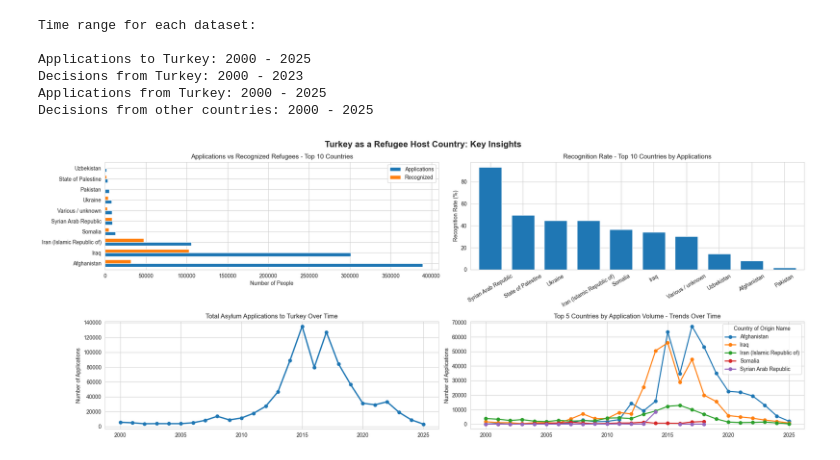
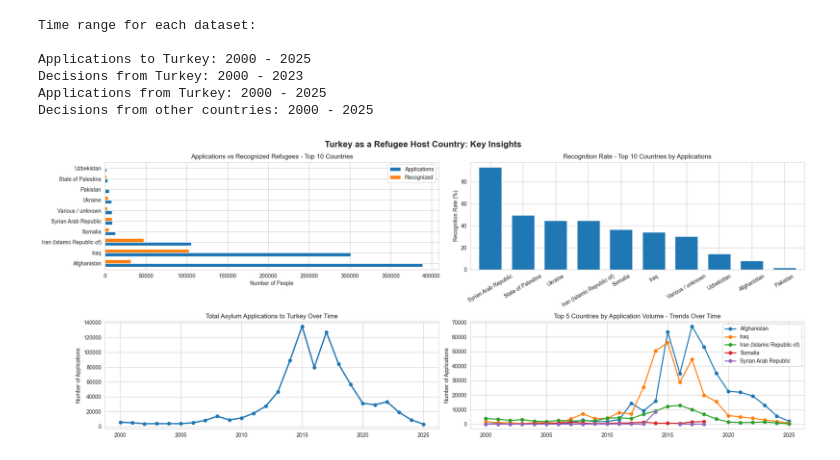
Before and after one commit to oganbayril/turkey-migration-analysis, a Jupyter notebook: notebooks/02_analysis.ipynb, the cells around one changed output. Cells and saved outputs as stored; diff of their text form; code cells hidden in the pictures.

Commit message:
Fix trends over time chart's legend title

```diff
--- a/notebooks/02_analysis.ipynb
+++ b/notebooks/02_analysis.ipynb
@@ -77,32 +77,32 @@ total_apps_per_year = clean_datasets['Applications to Turkey'].groupby('Year')['
 total_apps_per_year.plot(
     kind='line',
     linewidth=2.5,
     marker='o',
     xlabel='',
     ylabel='Number of Applications',
     title='Total Asylum Applications to Turkey Over Time',
     ax=axes[1, 0],
     grid=True
 )
 
 
 all_countries_over_time = clean_datasets['Applications to Turkey'].groupby(['Country of Origin Name', 'Year']).agg({'Number of Applications': 'sum'})
 top_countries_over_time = all_countries_over_time.loc[total_apps.sort_values(ascending=False).head(5).index]
 top_countries_over_time_pivoted = top_countries_over_time['Number of Applications'].unstack(level=0)
 top_countries_over_time_pivoted.plot(
     kind='line',
     linewidth=2,
     marker='o',
     xlabel='',
     ylabel='Number of Applications',
     title='Top 5 Countries by Application Volume - Trends Over Time',
     ax=axes[1, 1],
     grid=True
-)
+).legend(title='', loc='upper right')
 
 fig.suptitle('Turkey as a Refugee Host Country: Key Insights',
              fontsize=16, fontweight='bold', y=0.98)
 plt.tight_layout()
 plt.show()
 # %% [output]
-[figure, old version]
+[figure, new version]
```
